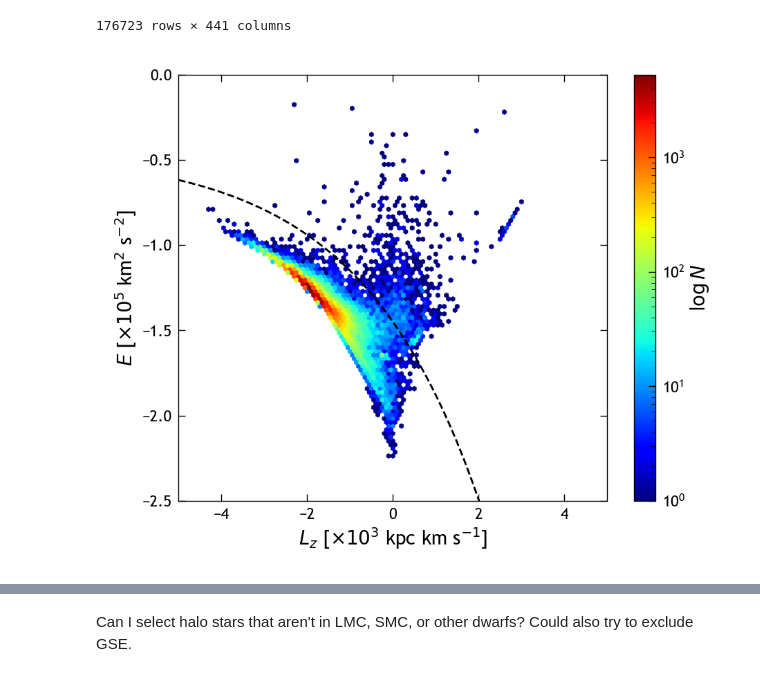
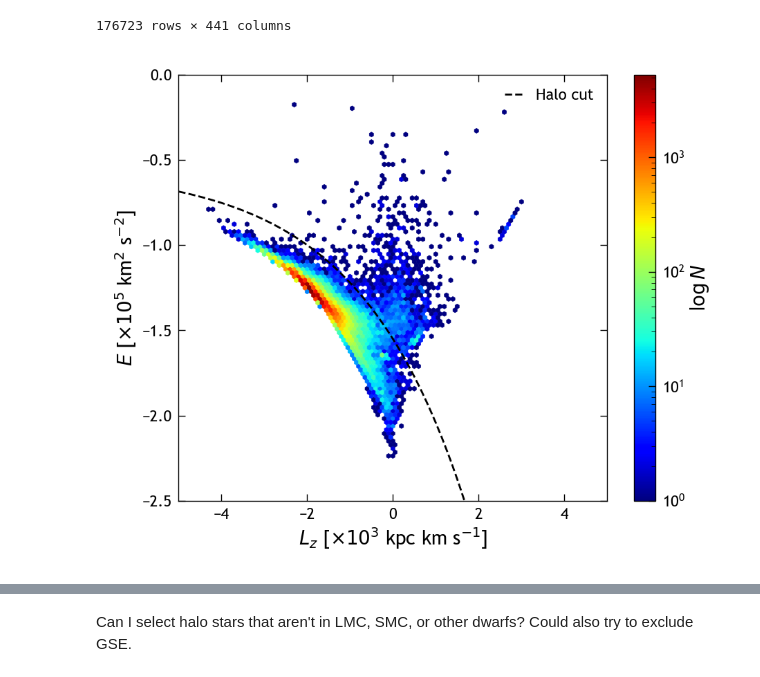
Before and after one commit to lodubay/chemical-clocks, a Jupyter notebook: src/scripts/halo.ipynb, the cells around one changed output, grey strips where cells are left out. Drawn from its saved outputs; the diff is of its cells as text; code cells hidden in the pictures.

```diff
--- a/src/scripts/halo.ipynb
+++ b/src/scripts/halo.ipynb
@@ -45,31 +50,32 @@ mwm_rgb['al_fe'], mwm_rgb['e_al_fe'] = abundance_ratio(mwm_rgb, 'al', 'fe')
 # %%
 fig, ax = plt.subplots(figsize=(5, 4))
 
 kwargs = dict(gridsize=100, cmap='jet', linewidths=0.2, extent=[-5, 5, -2.5, 0.])
 pcm = ax.hexbin(
     mwm_rgb['Lz']/1e3, mwm_rgb['E']/1e5,
     C=np.ones(mwm_rgb.shape[0]),
     reduce_C_function=np.sum,
     norm=LogNorm(),
     **kwargs
 )
 fig.colorbar(pcm, ax=ax, label=r'$\log N$')
 
 def halo_ELz_cut(Lz):
     # return -0.035*(Lz + 5)**2 - 0.7
-    return -0.45 - np.exp(Lz / 2.8)
+    return -0.55 - np.exp(Lz / 2.5)
 
 Lz_arr = np.arange(-5, 5.1, 0.1)
-ax.plot(Lz_arr, halo_ELz_cut(Lz_arr), 'k--')
+ax.plot(Lz_arr, halo_ELz_cut(Lz_arr), 'k--', label='Halo cut')
 
 ax.set_xlabel(r'$L_z$ [$\times10^3$ kpc km s$^{-1}$]')
 ax.set_ylabel(r'$E$ [$\times 10^5$ km$^2$ s$^{-2}$]')
 ax.set_xlim(kwargs['extent'][:2])
 ax.set_ylim(kwargs['extent'][2:])
+ax.legend()
 
 plt.show()
 # %% [output]
-[figure, old version]
+[figure, new version]
 # %%
 fig, ax = plt.subplots(figsize=(5, 4))
 
```
Also changed, not shown: parts of 7 cells of this notebook.
